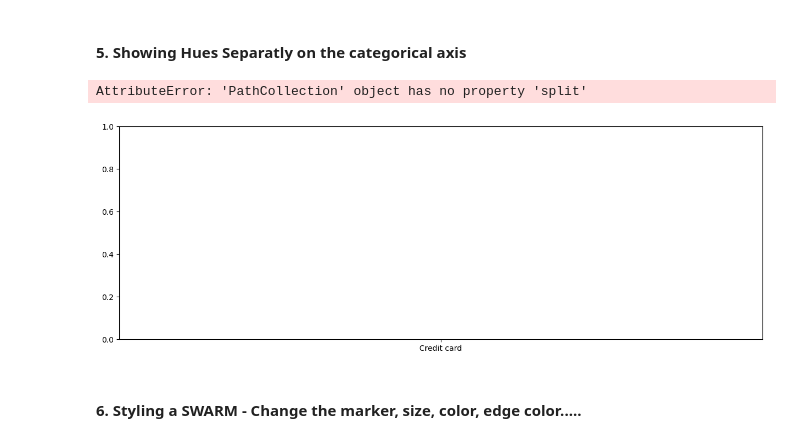
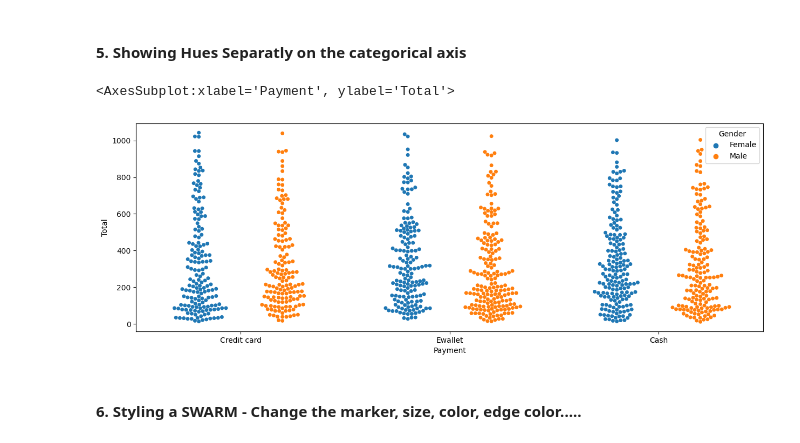
Before and after one commit to olgaklischuk/python-cource, a Jupyter notebook: seaborn/7.SwarmPlot.ipynb, the cells around one changed output. Saved outputs shown, nothing was run; the diff lists cells and outputs as text; code cells hidden in the pictures.

```diff
--- a/seaborn/7.SwarmPlot.ipynb
+++ b/seaborn/7.SwarmPlot.ipynb
@@ -38,10 +38,10 @@ sns.swarmplot(data=mart,y='Total',x='Payment',hue='Gender')
 #### **5. Showing Hues Separatly on the categorical axis**
 # %%
 plt.figure(figsize=(15,5))
-sns.swarmplot(data=mart,y='Total',x='Payment',hue='Gender',split=True)
+sns.swarmplot(data=mart,y='Total',x='Payment',hue='Gender', dodge=True)
 # %% [output]
-AttributeError: 'PathCollection' object has no property 'split'
+<AxesSubplot:xlabel='Payment', ylabel='Total'>
-[figure, old version]
+[figure, new version]
 # %% [markdown]
 #### **6. Styling a SWARM - Change the marker, size, color, edge color.....**
 # %%
```
Also changed, not shown: parts of 5 cells of this notebook.
